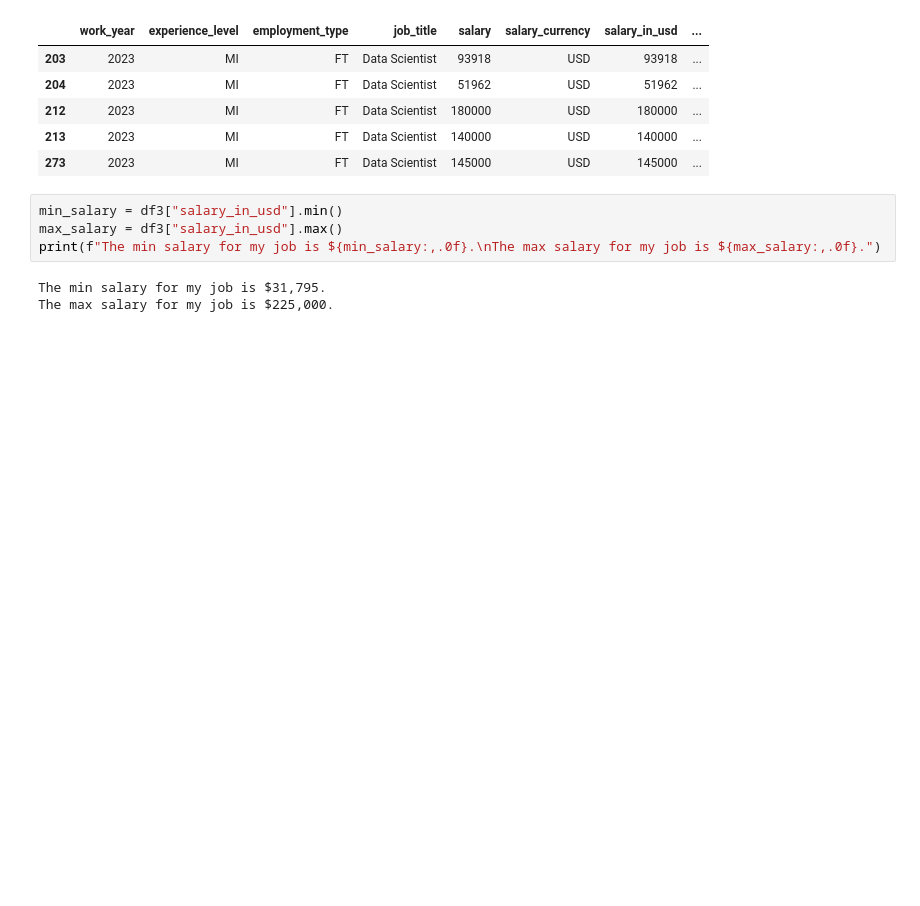
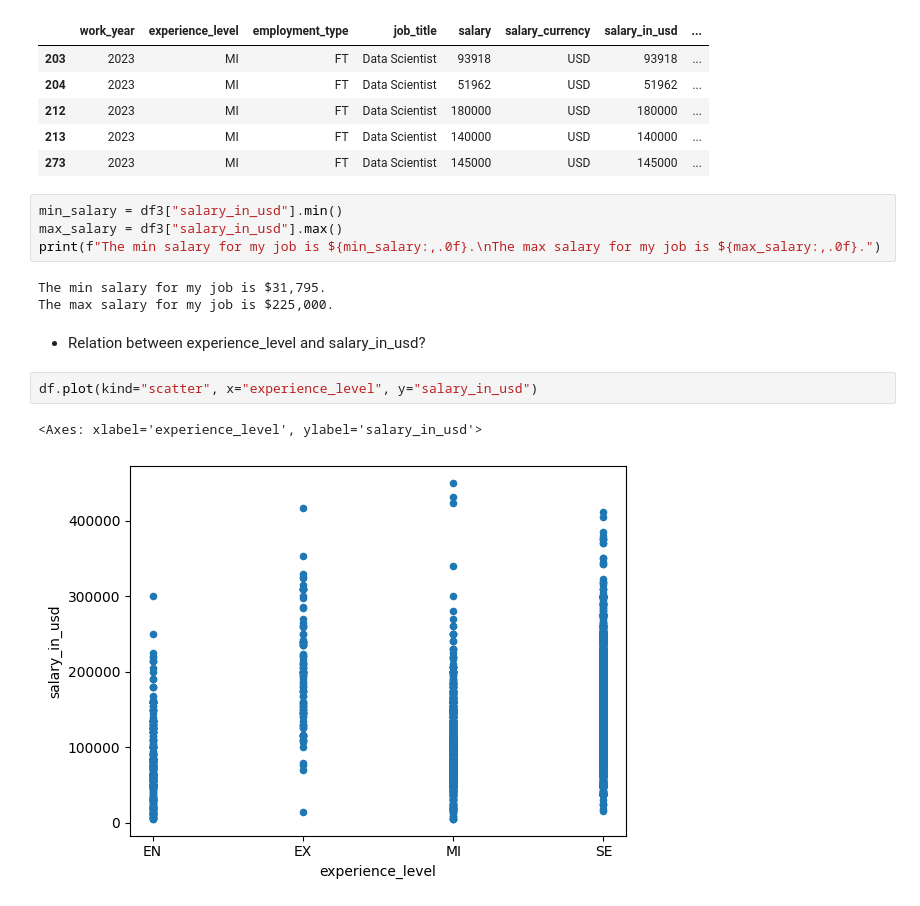
Before and after one commit to luumsk/NSU_Python, a Jupyter notebook: nbs/assignments/Practice.ipynb, the cells around one changed output. Cells and saved outputs as stored; diff of their text form; blank space fills up the shorter version.

```diff
--- a/nbs/assignments/Practice.ipynb
+++ b/nbs/assignments/Practice.ipynb
@@ -250,3 +250,10 @@ print(f"The min salary for my job is ${min_salary:,.0f}.\nThe max salary for my
 # %% [output]
 The min salary for my job is $31,795.
 The max salary for my job is $225,000.
+# %% [markdown]
+- Relation between experience_level and salary_in_usd?
+# %%
+df.plot(kind="scatter", x="experience_level", y="salary_in_usd")
+# %% [output]
+<Axes: xlabel='experience_level', ylabel='salary_in_usd'>
+[figure, added]
```
Also changed, not shown: parts of 12 cells of this notebook, 1 other file.
